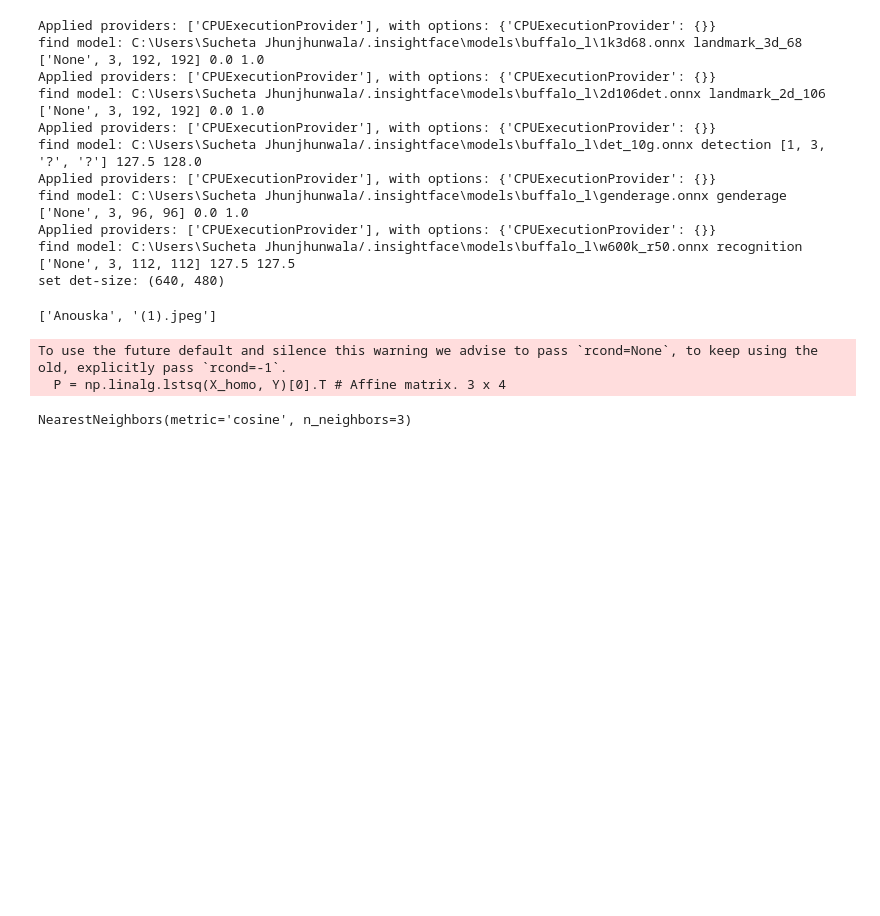
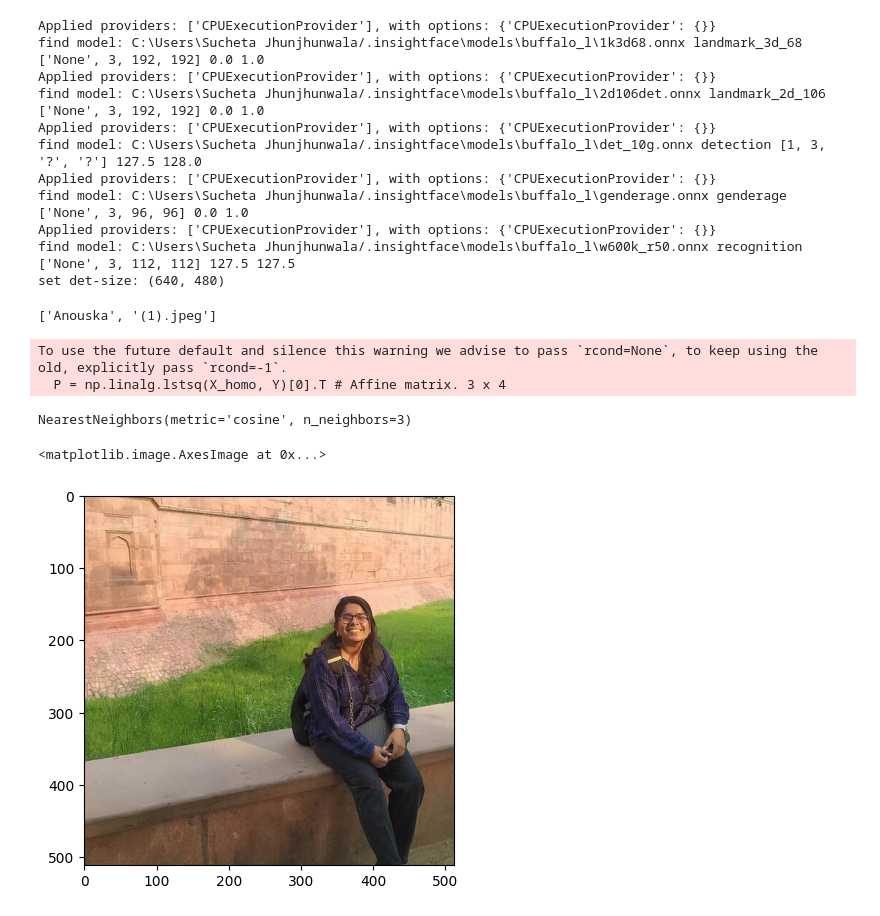
Before and after one commit to SuchetaJ/face_recognition_family, a Jupyter notebook: face_recognition.ipynb, the cells around one changed output. Saved outputs shown, nothing was run; the diff lists cells and outputs as text; code cells hidden in the pictures; blank space fills up the shorter version.

```diff
--- a/face_recognition.ipynb
+++ b/face_recognition.ipynb
@@ -94,3 +94,10 @@ def knn(j):
   # get labels of the neighbours
   pred_labels = [emb_label[i] for i in inds[0]]
   return pred_labels
+# %%
+import matplotlib.pyplot as plt
+img = cv2.imread('Test_images\8.jfif')
+plt.imshow(cv2.cvtColor(img, cv2.COLOR_BGR2RGB ))
+# %% [output]
+<matplotlib.image.AxesImage at 0x...>
+[figure, added]
```
Also changed, not shown: parts of 3 cells of this notebook.
